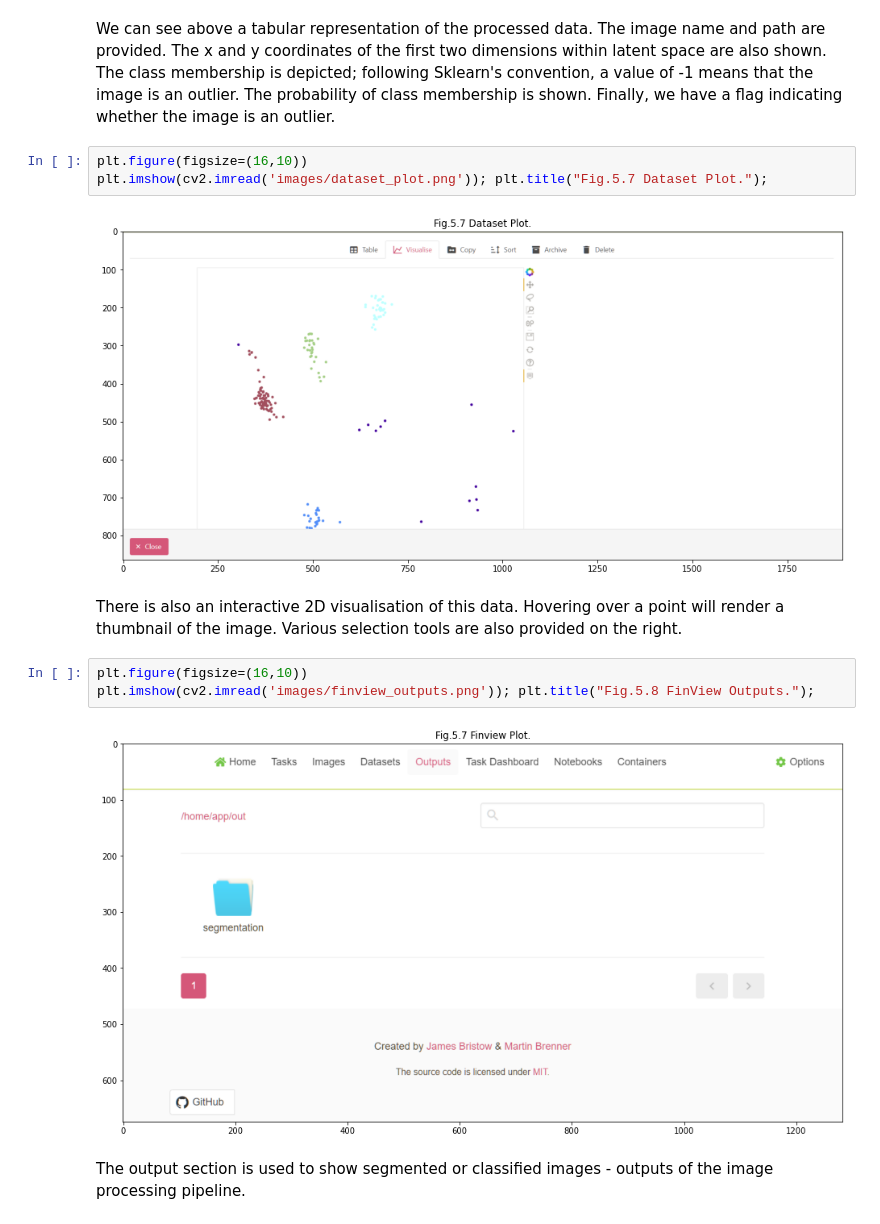
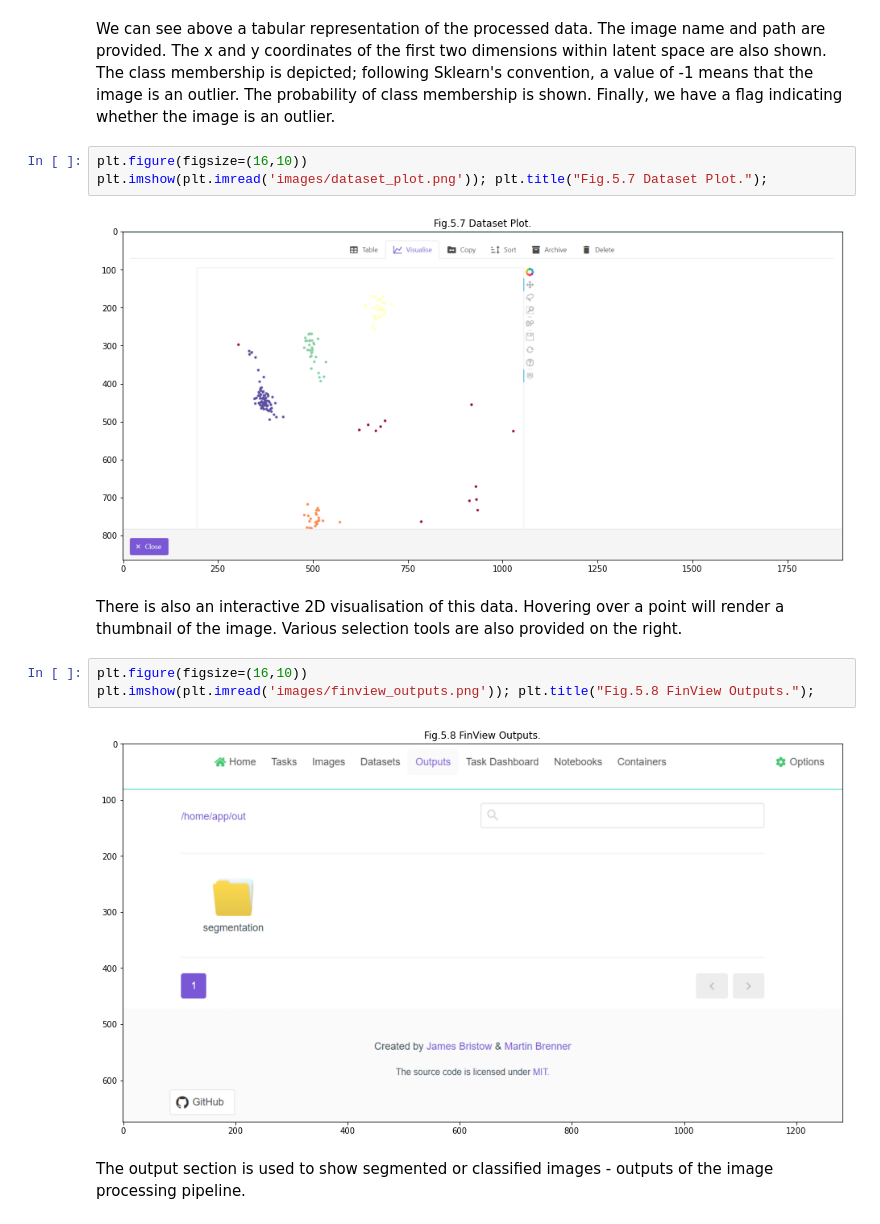
Before and after one commit to JBris/dolphin_segmentation, a Jupyter notebook: notebooks/0_ASS4_Intro_and_Pre-Processing.ipynb, the cells around one changed output. Cells and saved outputs as stored; diff of their text form.

```diff
--- a/notebooks/0_ASS4_Intro_and_Pre-Processing.ipynb
+++ b/notebooks/0_ASS4_Intro_and_Pre-Processing.ipynb
@@ -529,16 +605,16 @@ plt.imshow(cv2.imread('images/dataset_table.png')); plt.title("Fig.5.6 Dataset T
 We can see above a tabular representation of the processed data. The image name and path are provided. The x and y coordinates of the first two dimensions within latent space are also shown. The class membership is depicted; following Sklearn's convention, a value of -1 means that the image is an outlier. The probability of class membership is shown. Finally, we have a flag indicating whether the image is an outlier.
 # %%
 plt.figure(figsize=(16,10))
-plt.imshow(cv2.imread('images/dataset_plot.png')); plt.title("Fig.5.7 Dataset Plot.");
+plt.imshow(plt.imread('images/dataset_plot.png')); plt.title("Fig.5.7 Dataset Plot.");
 # %% [output]
-[figure, old version]
+[figure, new version]
 # %% [markdown]
 There is also an interactive 2D visualisation of this data. Hovering over a point will render a thumbnail of the image. Various selection tools are also provided on the right.
 # %%
 plt.figure(figsize=(16,10))
-plt.imshow(cv2.imread('images/finview_outputs.png')); plt.title("Fig.5.8 FinView Outputs.");
+plt.imshow(plt.imread('images/finview_outputs.png')); plt.title("Fig.5.8 FinView Outputs.");
 # %% [output]
-[figure, old version]
+[figure, new version]
 # %% [markdown]
 The output section is used to show segmented or classified images - outputs of the image processing pipeline.
 # %%
```
Also changed, not shown: parts of 33 cells of this notebook, 17 other files.
